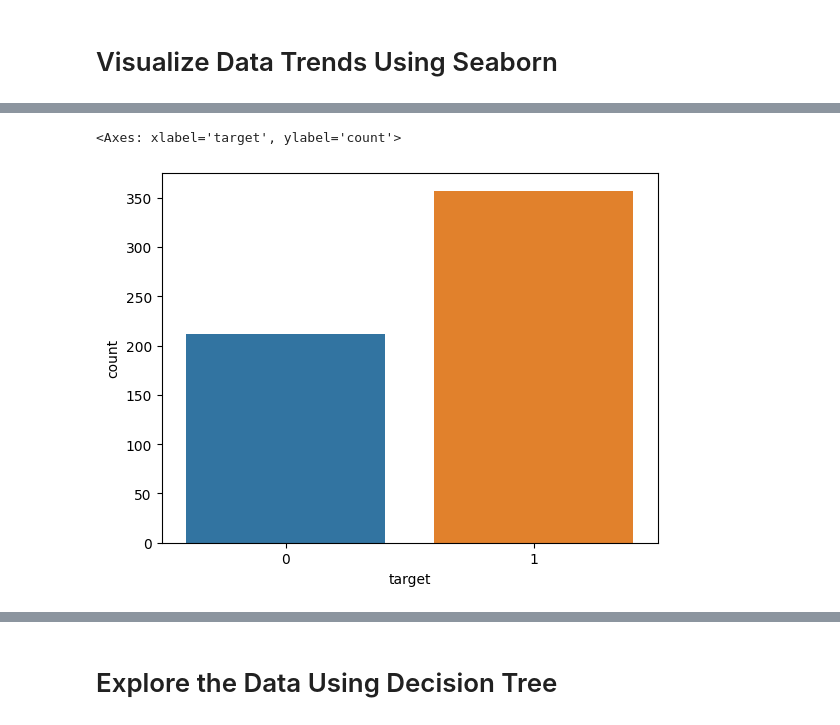
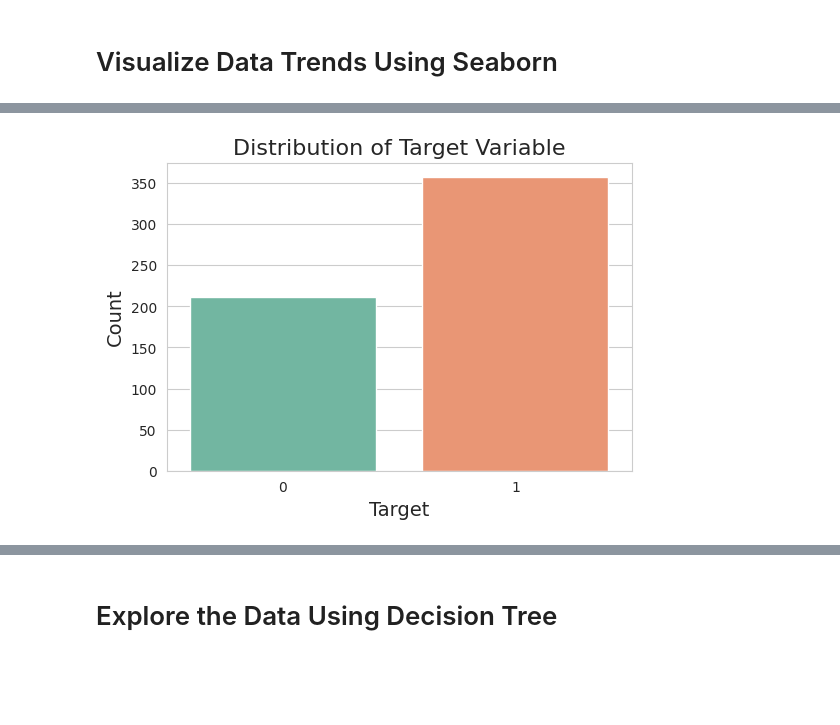
Before and after one commit to raiutarii/UTS-Mechine-Learning, a Jupyter notebook: UTS_Machine_Learning_Rai_Barokah_Utari.ipynb, the cells around one changed output, grey strips where cells are left out. Saved outputs shown, nothing was run; the diff lists cells and outputs as text; code cells hidden in the pictures; blank space fills up the shorter version.

```diff
--- a/UTS_Machine_Learning_Rai_Barokah_Utari.ipynb
+++ b/UTS_Machine_Learning_Rai_Barokah_Utari.ipynb
@@ -95,6 +84,0 @@ plt.show()
-# %%
-#Visualize the distribution of the target variable
-sns.countplot(x='target', data=df)
-# %% [output]
-<Axes: xlabel='target', ylabel='count'>
-[figure, removed]
@@ -108,0 +85,11 @@ sns.heatmap(df.corr(), cmap='viridis')
+# %%
+#Visualize the distribution of the target variable
+sns.set_style('whitegrid')
+plt.figure(figsize=(6, 4))
+sns.countplot(x=breast_cancer['target'], palette='Set2')
+plt.title('Distribution of Target Variable', fontsize=16)
+plt.xlabel('Target', fontsize=14)
+plt.ylabel('Count', fontsize=14)
+plt.show()
+# %% [output]
+[figure, added]
```
Also changed, not shown: parts of 20 cells of this notebook.
